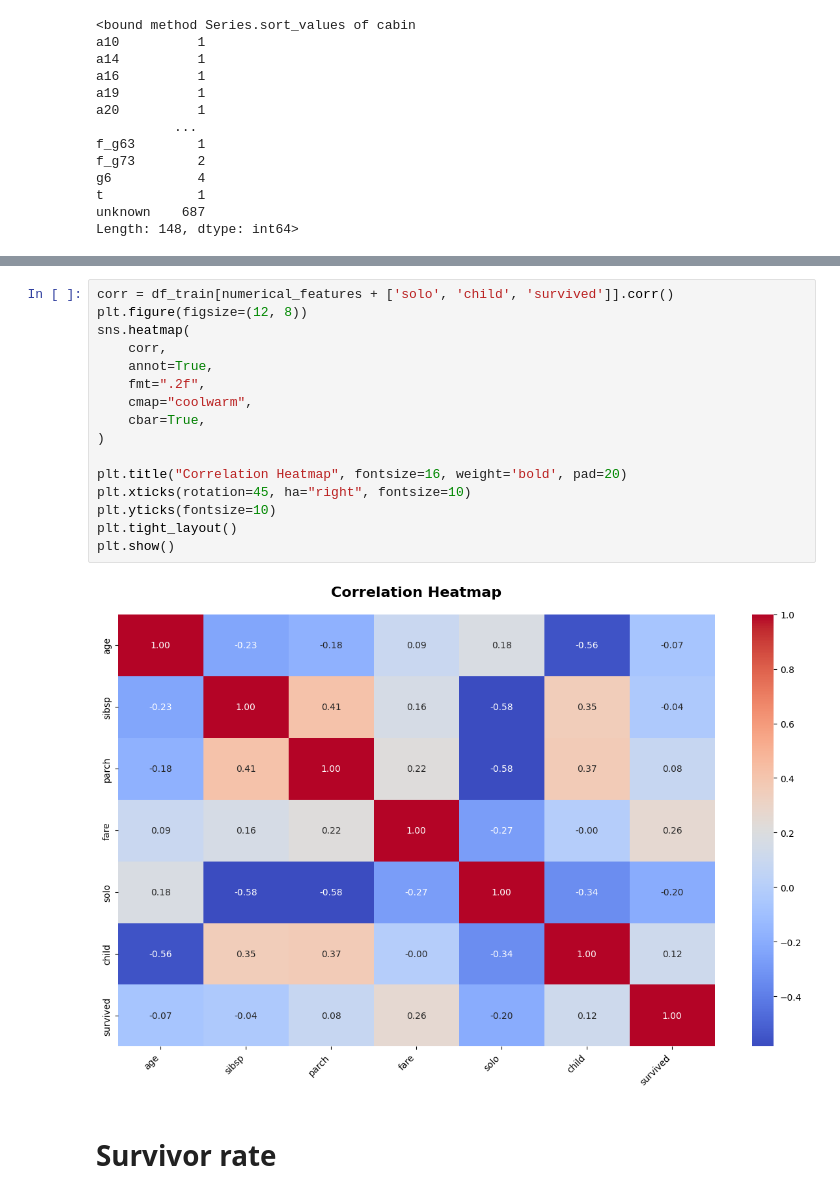
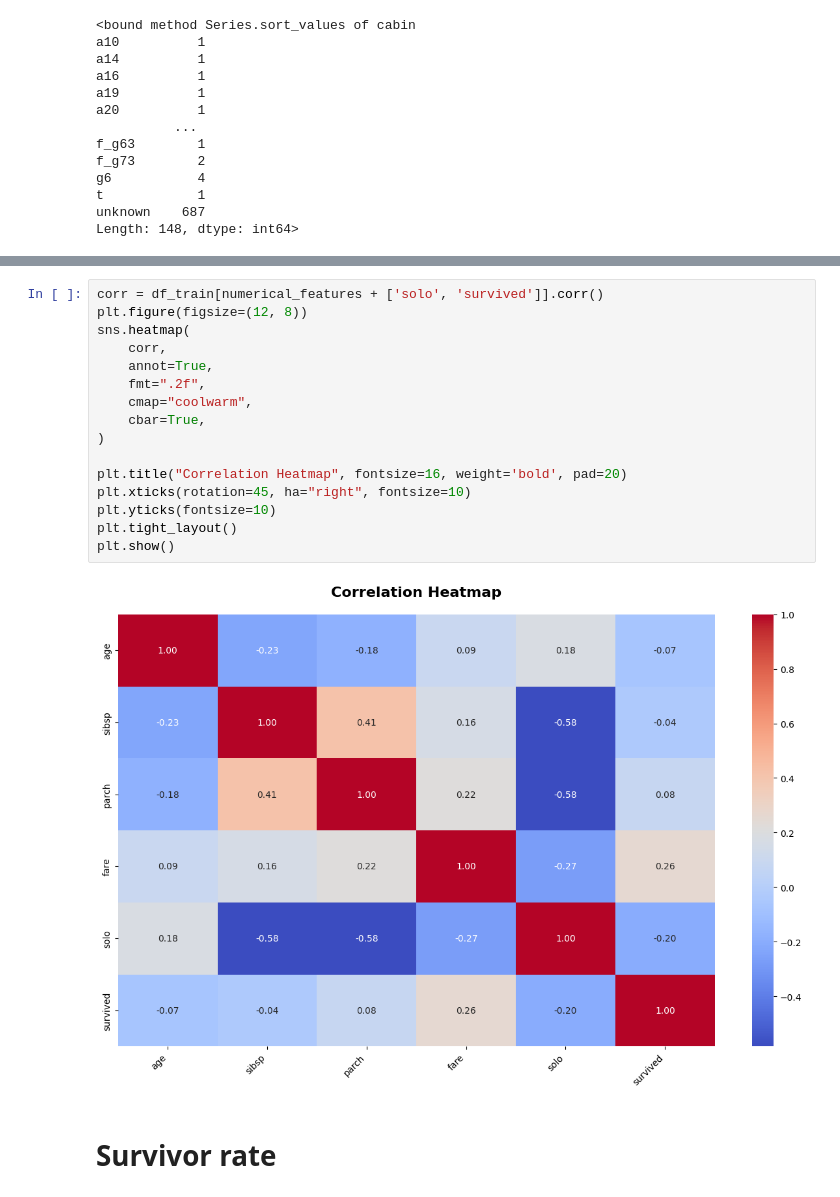
Before and after one commit to JakubWujec/titanic-prediction, a Jupyter notebook: notebooks/eda.ipynb, the cells around one changed output, grey strips where cells are left out. Drawn from its saved outputs; the diff is of its cells as text.

Commit message:
remove child feature

```diff
--- a/notebooks/eda.ipynb
+++ b/notebooks/eda.ipynb
@@ -61,23 +61,23 @@ solo
 0    354
 Name: count, dtype: int64
 # %%
-corr = df_train[numerical_features + ['solo', 'child', 'survived']].corr()
+corr = df_train[numerical_features + ['solo', 'survived']].corr()
 plt.figure(figsize=(12, 8))
 sns.heatmap(
     corr,
     annot=True,
     fmt=".2f",
     cmap="coolwarm",
     cbar=True,
 )
 
 plt.title("Correlation Heatmap", fontsize=16, weight='bold', pad=20)
 plt.xticks(rotation=45, ha="right", fontsize=10)
 plt.yticks(fontsize=10)
 plt.tight_layout()
 plt.show()
 # %% [output]
-[figure, old version]
+[figure, new version]
 # %% [markdown]
 # Survivor rate
 # %%
```
Also changed, not shown: parts of 6 cells of this notebook, 5 other files.
